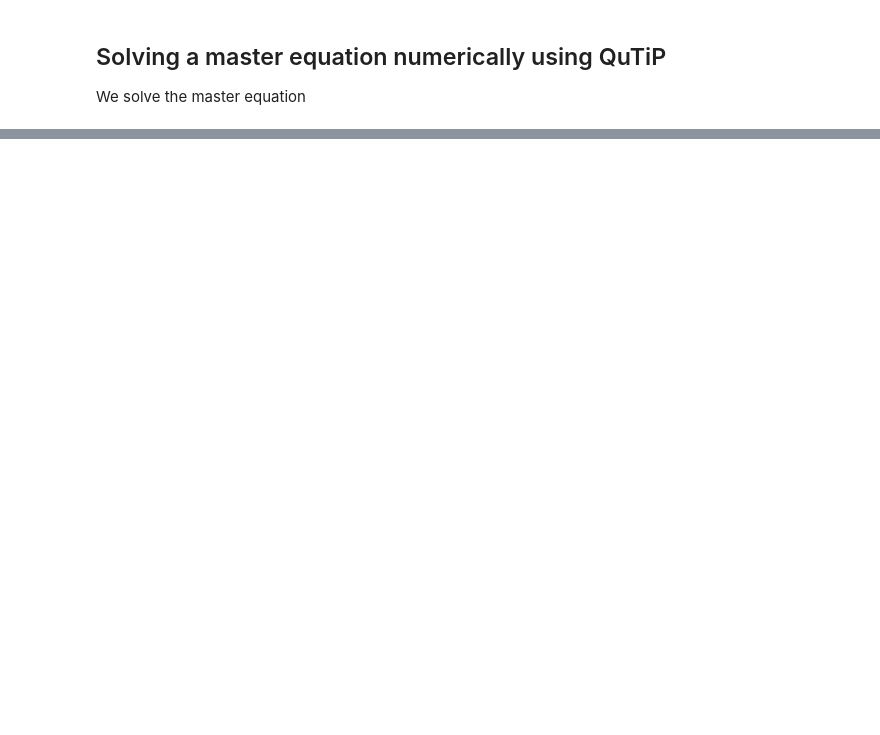
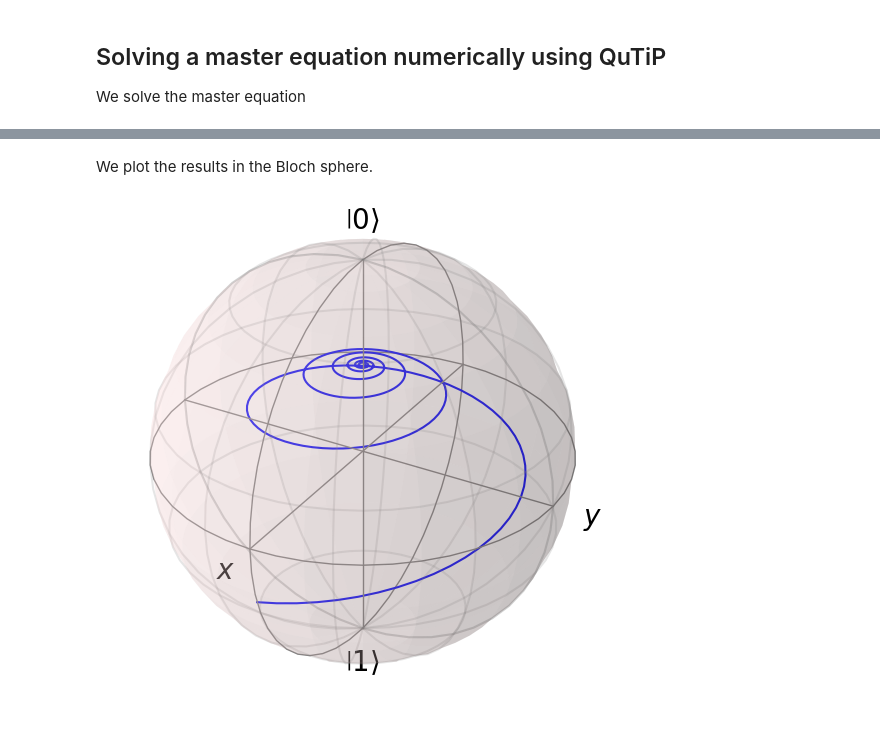
Before and after one commit to ryoichikawai/q-optics, a Jupyter notebook: _build/jupyter_execute/openqm/lindblad.ipynb, the cells around one changed output, grey strips where cells are left out. Drawn from its saved outputs; the diff is of its cells as text; code cells hidden in the pictures; blank space fills up the shorter version.

```diff
--- a/_build/jupyter_execute/openqm/lindblad.ipynb
+++ b/_build/jupyter_execute/openqm/lindblad.ipynb
@@ -233,0 +290,8 @@ plt.show()
+# %% [markdown]
+We plot the results in the Bloch sphere.
+# %%
+b = Bloch()
+b.add_points(result.expect, meth='l')  # 'l' adds a line between points
+b.show()
+# %% [output]
+[figure, added]
```
Also changed, not shown: parts of 9 cells of this notebook, 14 other files.
